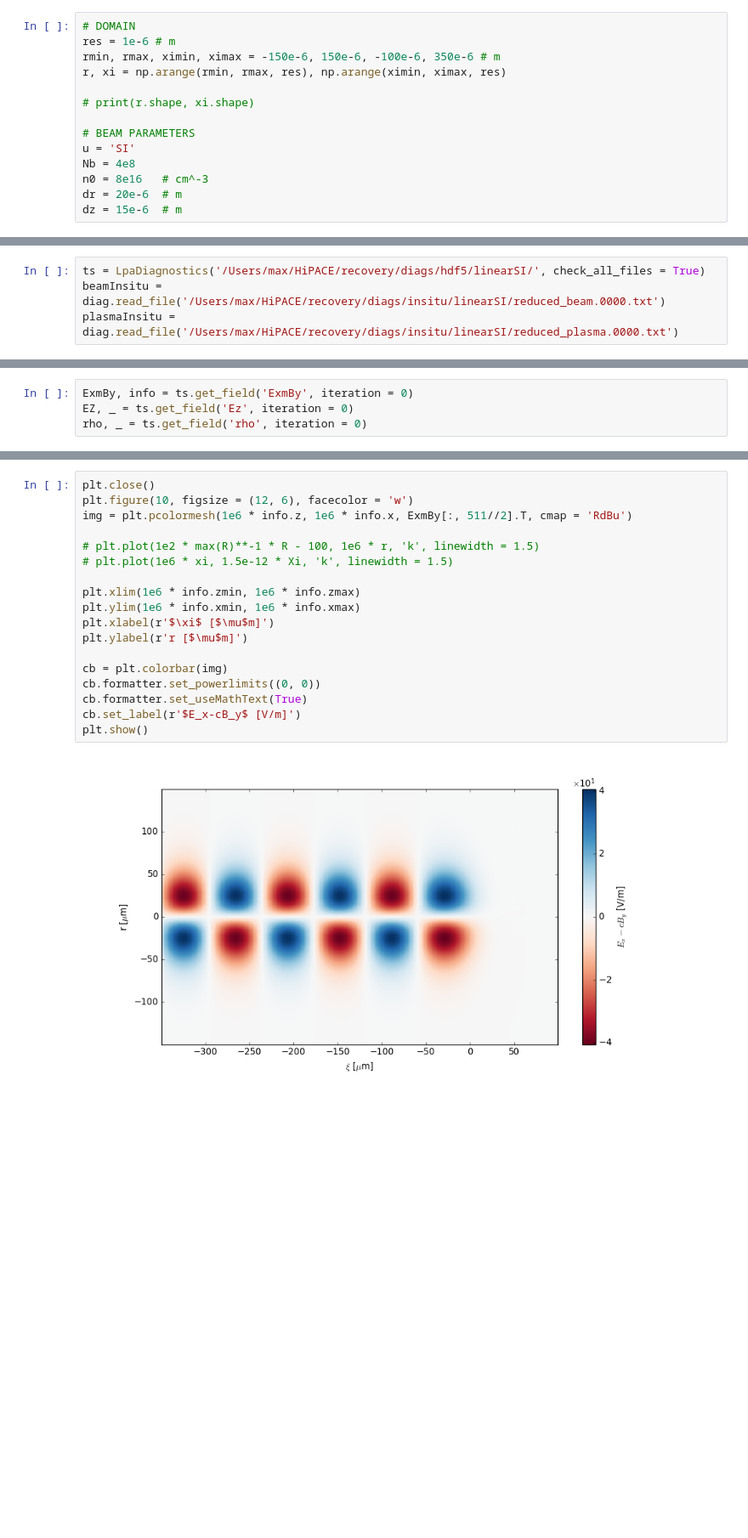
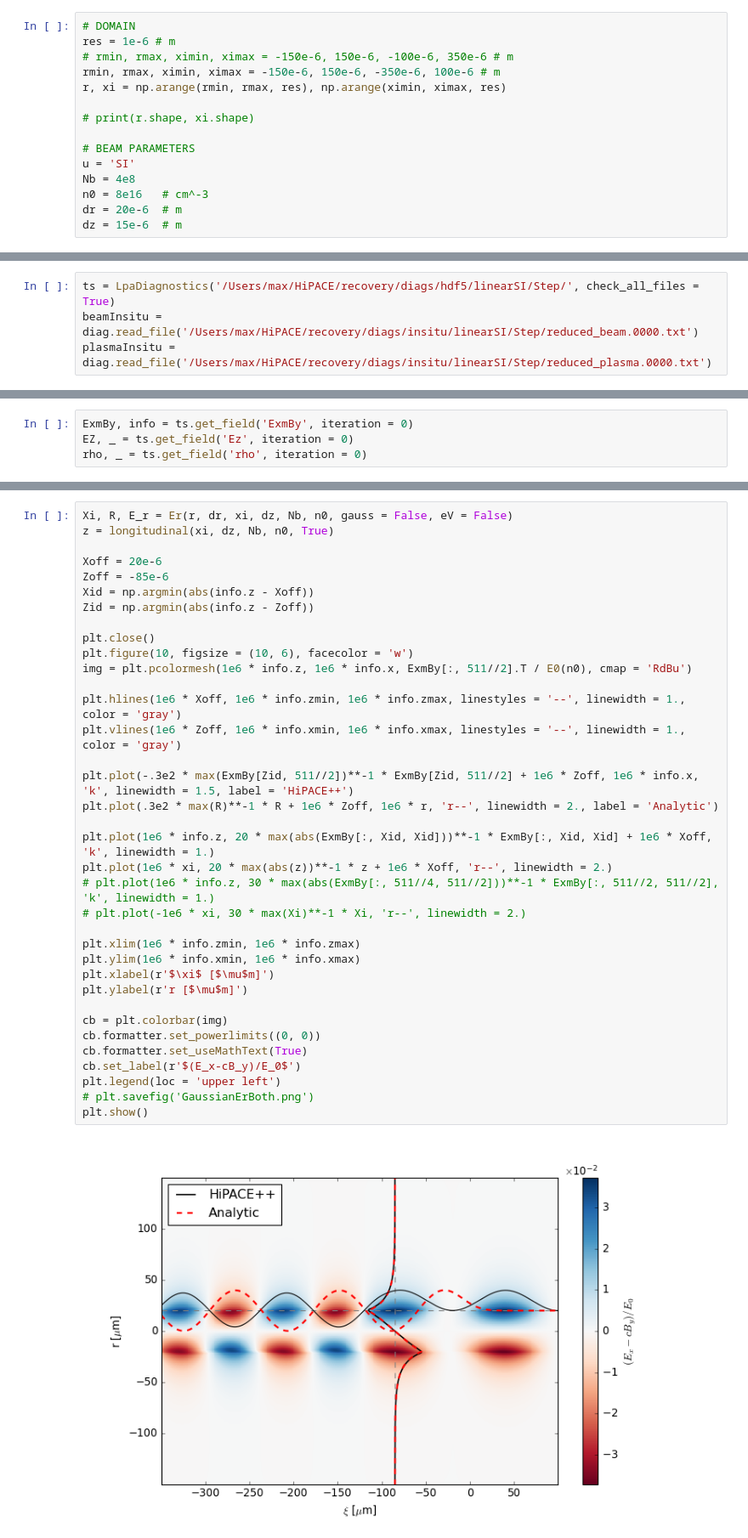
Before and after one commit to MaxVarverakis/PositronPWFA, a Jupyter notebook: linearWF_analysis.ipynb, the cells around one changed output, grey strips where cells are left out. Shown at 85% size. Cells and saved outputs as stored; diff of their text form; blank space fills up the shorter version.

```diff
--- a/linearWF_analysis.ipynb
+++ b/linearWF_analysis.ipynb
@@ -238,7 +245,8 @@ def Er(r: np.ndarray, dr: float, xi: np.ndarray, dz: float, Nb: float, n0: float
 # %%
 # DOMAIN
 res = 1e-6 # m
-rmin, rmax, ximin, ximax = -150e-6, 150e-6, -100e-6, 350e-6 # m
+# rmin, rmax, ximin, ximax = -150e-6, 150e-6, -100e-6, 350e-6 # m
+rmin, rmax, ximin, ximax = -150e-6, 150e-6, -350e-6, 100e-6 # m
 r, xi = np.arange(rmin, rmax, res), np.arange(ximin, ximax, res)
 
 # print(r.shape, xi.shape)
@@ -430,9 +451,9 @@ GeV2P(10)
 # %% [output]
 19569.511835738733
 # %%
-ts = LpaDiagnostics('/Users/max/HiPACE/recovery/diags/hdf5/linearSI/', check_all_files = True)
-beamInsitu = diag.read_file('/Users/max/HiPACE/recovery/diags/insitu/linearSI/reduced_beam.0000.txt')
-plasmaInsitu = diag.read_file('/Users/max/HiPACE/recovery/diags/insitu/linearSI/reduced_plasma.0000.txt')
+ts = LpaDiagnostics('/Users/max/HiPACE/recovery/diags/hdf5/linearSI/Step/', check_all_files = True)
+beamInsitu = diag.read_file('/Users/max/HiPACE/recovery/diags/insitu/linearSI/Step/reduced_beam.0000.txt')
+plasmaInsitu = diag.read_file('/Users/max/HiPACE/recovery/diags/insitu/linearSI/Step/reduced_plasma.0000.txt')
 # %%
 print("Available beam diagnostics:", beamInsitu.dtype.names)
 Emean = diag.energy_mean_eV(beamInsitu, True)
@@ -516,20 +545,38 @@ plt.show()
 # %%
+Xi, R, E_r = Er(r, dr, xi, dz, Nb, n0, gauss = False, eV = False)
+z = longitudinal(xi, dz, Nb, n0, True)
+
+Xoff = 20e-6
+Zoff = -85e-6
+Xid = np.argmin(abs(info.z - Xoff))
+Zid = np.argmin(abs(info.z - Zoff))
+
 plt.close()
-plt.figure(10, figsize = (12, 6), facecolor = 'w')
-img = plt.pcolormesh(1e6 * info.z, 1e6 * info.x, ExmBy[:, 511//2].T, cmap = 'RdBu')
+plt.figure(10, figsize = (10, 6), facecolor = 'w')
+img = plt.pcolormesh(1e6 * info.z, 1e6 * info.x, ExmBy[:, 511//2].T / E0(n0), cmap = 'RdBu')
 
-# plt.plot(1e2 * max(R)**-1 * R - 100, 1e6 * r, 'k', linewidth = 1.5)
-# plt.plot(1e6 * xi, 1.5e-12 * Xi, 'k', linewidth = 1.5)
+plt.hlines(1e6 * Xoff, 1e6 * info.zmin, 1e6 * info.zmax, linestyles = '--', linewidth = 1., color = 'gray')
+plt.vlines(1e6 * Zoff, 1e6 * info.xmin, 1e6 * info.xmax, linestyles = '--', linewidth = 1., color = 'gray')
+
+plt.plot(-.3e2 * max(ExmBy[Zid, 511//2])**-1 * ExmBy[Zid, 511//2] + 1e6 * Zoff, 1e6 * info.x, 'k', linewidth = 1.5, label = 'HiPACE++')
+plt.plot(.3e2 * max(R)**-1 * R + 1e6 * Zoff, 1e6 * r, 'r--', linewidth = 2., label = 'Analytic')
+
+plt.plot(1e6 * info.z, 20 * max(abs(ExmBy[:, Xid, Xid]))**-1 * ExmBy[:, Xid, Xid] + 1e6 * Xoff, 'k', linewidth = 1.)
+plt.plot(1e6 * xi, 20 * max(abs(z))**-1 * z + 1e6 * Xoff, 'r--', linewidth = 2.)
+# plt.plot(1e6 * info.z, 30 * max(abs(ExmBy[:, 511//4, 511//2]))**-1 * ExmBy[:, 511//2, 511//2], 'k', linewidth = 1.)
+# plt.plot(-1e6 * xi, 30 * max(Xi)**-1 * Xi, 'r--', linewidth = 2.)
 
 plt.xlim(1e6 * info.zmin, 1e6 * info.zmax)
 plt.ylim(1e6 * info.xmin, 1e6 * info.xmax)
 plt.xlabel(r'$\xi$ [$\mu$m]')
 plt.ylabel(r'r [$\mu$m]')
 
 cb = plt.colorbar(img)
 cb.formatter.set_powerlimits((0, 0))
 cb.formatter.set_useMathText(True)
-cb.set_label(r'$E_x-cB_y$ [V/m]')
+cb.set_label(r'$(E_x-cB_y)/E_0$')
+plt.legend(loc = 'upper left')
+# plt.savefig('GaussianErBoth.png')
 plt.show()
 # %% [output]
-[figure, old version]
+[figure, new version]
```
Also changed, not shown: parts of 8 cells of this notebook, 2 other files.
